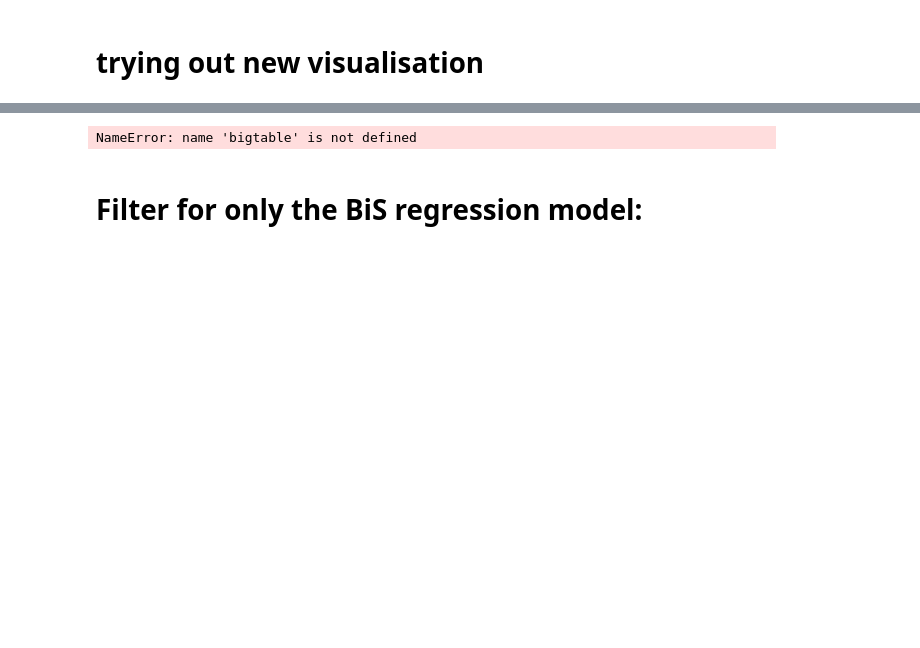
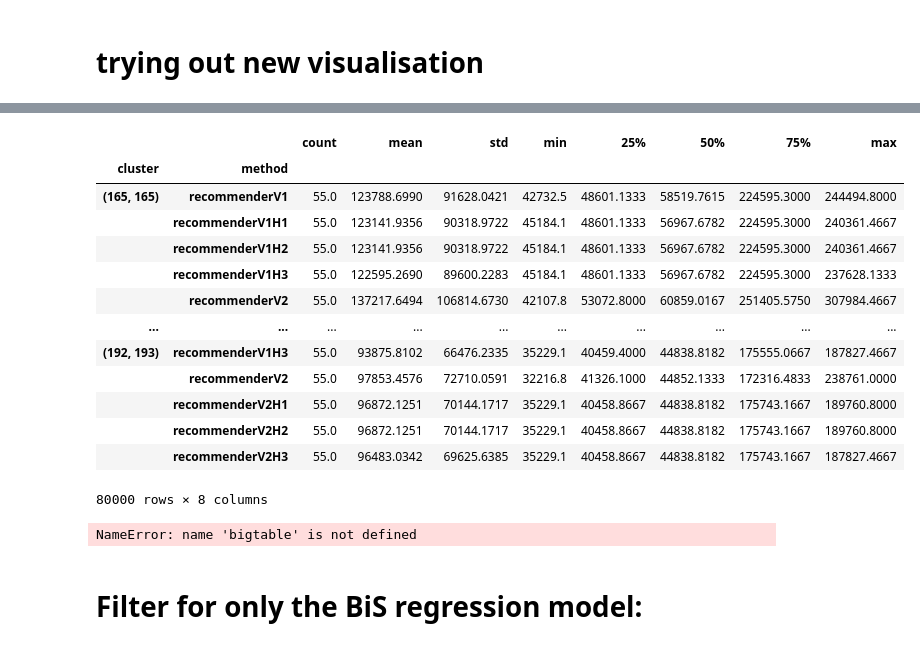
Before and after one commit to Sheypex/ba_proto, a Jupyter notebook: py/graphics.ipynb, the cells around one changed output, grey strips where cells are left out. Saved outputs shown, nothing was run; the diff lists cells and outputs as text; code cells hidden in the pictures; blank space fills up the shorter version.

```diff
--- a/py/graphics.ipynb
+++ b/py/graphics.ipynb
@@ -165,6 +170,6 @@ def save_plot(obj, name, loc="./fig/"):
 # %% [markdown]
 # Get the recSchedTimes data
 # %%
-bigtable = get_bigtable("recSchedTimes", "./recSchedBigTable.pickle").sample(frac=5 / 100, random_state=0, axis=0)
+bigtable = get_bigtable("recSchedTimes", "./recSchedBigTable.pickle")#.sample(frac=5 / 100, random_state=0, axis=0)
 # %%
 # bigtable
@@ -189,7 +180,7 @@ sns.set_theme(style="whitegrid")
 #sns.set_context("paper")
 sns.set_context("paper", 1.65)
 # %%
-pds.set_option('display.max_rows', 10)
+pds.set_option('display.max_rows', 100)
 pds.set_option('display.max_columns', None)
 pds.set_option('display.width', None)
 pds.set_option('display.precision', 4)
@@ -198,3 +200,4 @@ pds.set_option('display.precision', 4)
 # %%
-bigtable[bigtable.schedCat != "random"].groupby(["cluster"])["res"].describe()
+with rich.status.Status("Processing", console=rc):
+    grouped = bigtable[bigtable.schedCat != "random"].groupby(["cluster", "method"])["res"].describe()
 # %% [output]
@@ -215,3 +206,22 @@ bigtable[bigtable.schedCat != "random"].groupby(["cluster"])["res"].describe()
+# %%
+grouped.sort_index(inplace=True)
+# %%
+grouped
+# %% [output]
+|  |  | count | mean | std | min | 25% | 50% | 75% | max |
+| cluster | method |  |  |  |  |  |  |  |  |
+| (165, 165) | recommenderV1 | 55.0 | 123788.6990 | 91628.0421 | 42732.5 | 48601.1333 | 58519.7615 | 224595.3000 | 244494.8000 |
+|  | recommenderV1H1 | 55.0 | 123141.9356 | 90318.9722 | 45184.1 | 48601.1333 | 56967.6782 | 224595.3000 | 240361.4667 |
+|  | recommenderV1H2 | 55.0 | 123141.9356 | 90318.9722 | 45184.1 | 48601.1333 | 56967.6782 | 224595.3000 | 240361.4667 |
+|  | recommenderV1H3 | 55.0 | 122595.2690 | 89600.2283 | 45184.1 | 48601.1333 | 56967.6782 | 224595.3000 | 237628.1333 |
+|  | recommenderV2 | 55.0 | 137217.6494 | 106814.6730 | 42107.8 | 53072.8000 | 60859.0167 | 251405.5750 | 307984.4667 |
+| ... | ... | ... | ... | ... | ... | ... | ... | ... | ... |
+| (192, 193) | recommenderV1H3 | 55.0 | 93875.8102 | 66476.2335 | 35229.1 | 40459.4000 | 44838.8182 | 175555.0667 | 187827.4667 |
+|  | recommenderV2 | 55.0 | 97853.4576 | 72710.0591 | 32216.8 | 41326.1000 | 44852.1333 | 172316.4833 | 238761.0000 |
+|  | recommenderV2H1 | 55.0 | 96872.1251 | 70144.1717 | 35229.1 | 40458.8667 | 44838.8182 | 175743.1667 | 189760.8000 |
+|  | recommenderV2H2 | 55.0 | 96872.1251 | 70144.1717 | 35229.1 | 40458.8667 | 44838.8182 | 175743.1667 | 189760.8000 |
+|  | recommenderV2H3 | 55.0 | 96483.0342 | 69625.6385 | 35229.1 | 40458.8667 | 44838.8182 | 175743.1667 | 187827.4667 |
+80000 rows × 8 columns
 # %%
 descByMethod = bigtable.groupby(["method"])["res"].describe(  # percentiles=[x / 10 for x in range(1, 10)],
     include="all")
```
Also changed, not shown: parts of 7 cells of this notebook, 1 other file.
